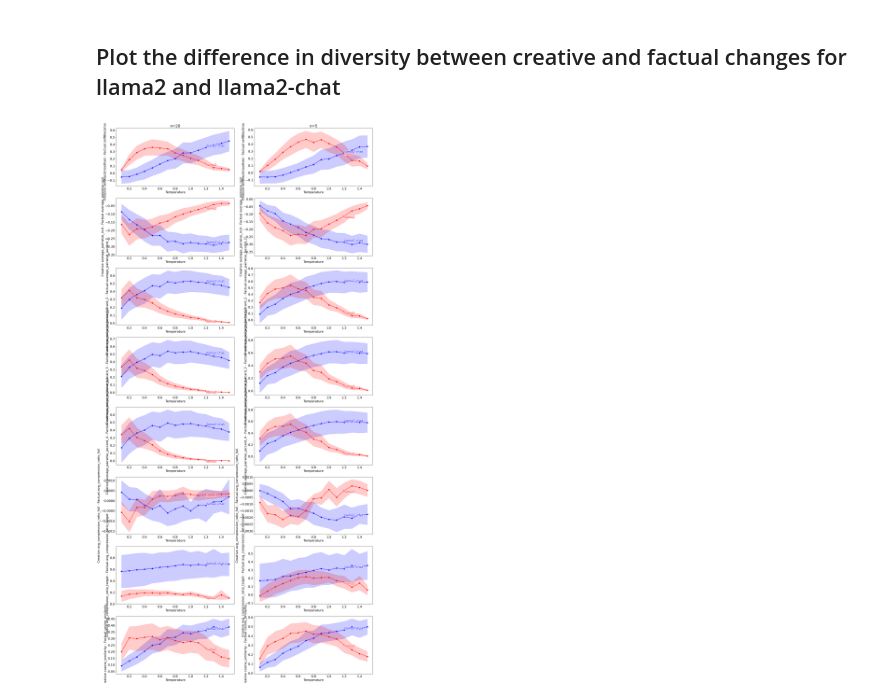
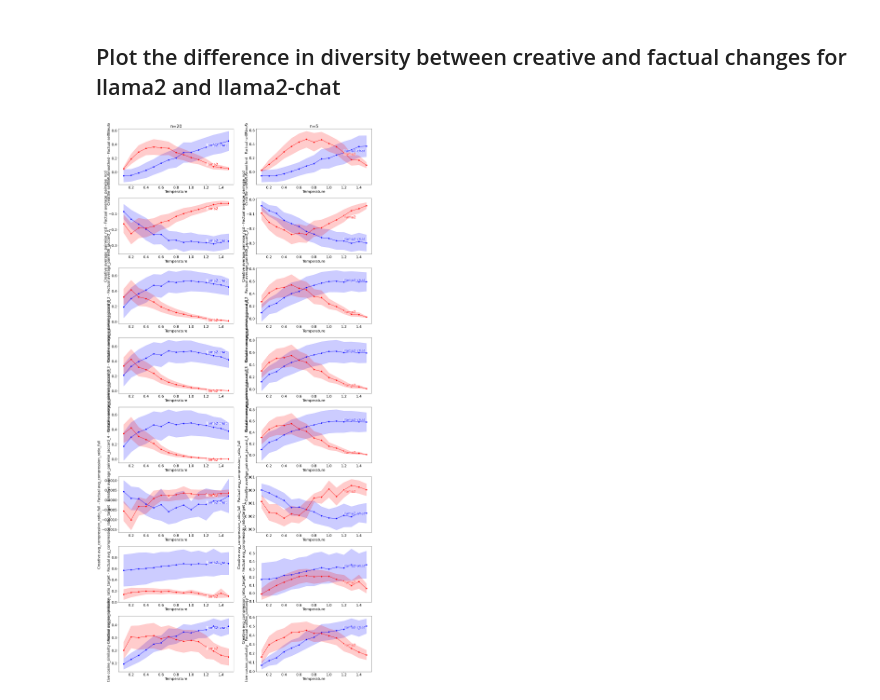
Before and after one commit to lauraaisling/analyse-llms, a Jupyter notebook: notebooks/Creative_Factual_Llama.ipynb, the cells around one changed output. Drawn from its saved outputs; the diff is of its cells as text; code cells hidden in the pictures.

```diff
--- a/notebooks/Creative_Factual_Llama.ipynb
+++ b/notebooks/Creative_Factual_Llama.ipynb
@@ -84,7 +84,7 @@ creative_factual_full_f = f"{os.path.dirname(os.getcwd())}/results/creative_fact
 num_metrics = len(diversity_metrics.keys())
 fig, axes = plt.subplots(num_metrics, 2, figsize=(20, 5*num_metrics))
 # make font bigger
-plt.rcParams.update({'font.size': 16})
+plt.rcParams.update({'font.size': 18})
 
 text_effect = [path_effects.withStroke(linewidth=3, foreground='white')]
 
@@ -157,7 +157,7 @@ plt.close()
 num_metrics = len(diversity_metrics.keys())
 fig, axes = plt.subplots(num_metrics, 2, figsize=(20, 5*num_metrics))
 # make font bigger
-plt.rcParams.update({'font.size': 16})
+plt.rcParams.update({'font.size': 18})
 text_effect = [path_effects.withStroke(linewidth=3, foreground='white')]
 
 i=0
@@ -176,31 +176,31 @@ for index, metric in enumerate(diversity_metrics.keys()):
         # Calculate differences
         diff_llamaa_chat = scores_creative_chat[:, :, 0] - scores_factual_chat[:, :, 0]
         diff_llamaa_plm = scores_creative_plm[:, :, 0] - scores_factual_plm[:, :, 0]
 
         # Plotting differences
         ax.plot(temperatures, diff_llamaa_chat.mean(axis=1), label='llama2-chat', marker='o', color="blue")
         ax.fill_between(temperatures, diff_llamaa_chat.mean(axis=1) - 2 * diff_llamaa_chat.std(axis=1) / np.sqrt(diff_llamaa_chat.shape[1]),
                         diff_llamaa_chat.mean(axis=1) + 2 * diff_llamaa_chat.std(axis=1) / np.sqrt(diff_llamaa_chat.shape[1]), alpha=0.2, color="blue")
 
         ax.plot(temperatures, diff_llamaa_plm.mean(axis=1), label='llama2', marker='o', color="red")
         ax.fill_between(temperatures, diff_llamaa_plm.mean(axis=1) - 2 * diff_llamaa_plm.std(axis=1) / np.sqrt(diff_llamaa_plm.shape[1]),
                         diff_llamaa_plm.mean(axis=1) + 2 * diff_llamaa_plm.std(axis=1) / np.sqrt(diff_llamaa_plm.shape[1]), alpha=0.2, color="red")
 
         end_temp = temperatures[-4]
         text_llama = ax.text(end_temp, diff_llamaa_chat.mean(axis=1)[-4], 'llama2-chat', color='blue', verticalalignment='bottom')
         text_llama.set_path_effects(text_effect)
 
         text_vicuna = ax.text(end_temp, diff_llamaa_plm.mean(axis=1)[-4], 'llama2', color='red', verticalalignment='top')
         text_vicuna.set_path_effects(text_effect)
 
         # ax.set_title(f"Metric: {metric} for Result {20 if col_idx == 0 else 5} max words")
         ax.set_xlabel("Temperature")
         ax.set_ylabel(f"Creative {metric} - Factual {metric}")
         if i==0: ax.title.set_text('n=20')
         if i==1: ax.title.set_text('n=5')
         i+=1
 
 plt.tight_layout()
 plt.show()
 # %% [output]
-[figure, old version]
+[figure, new version]
```
Also changed, not shown: parts of 1 cell of this notebook, 3 other files.
